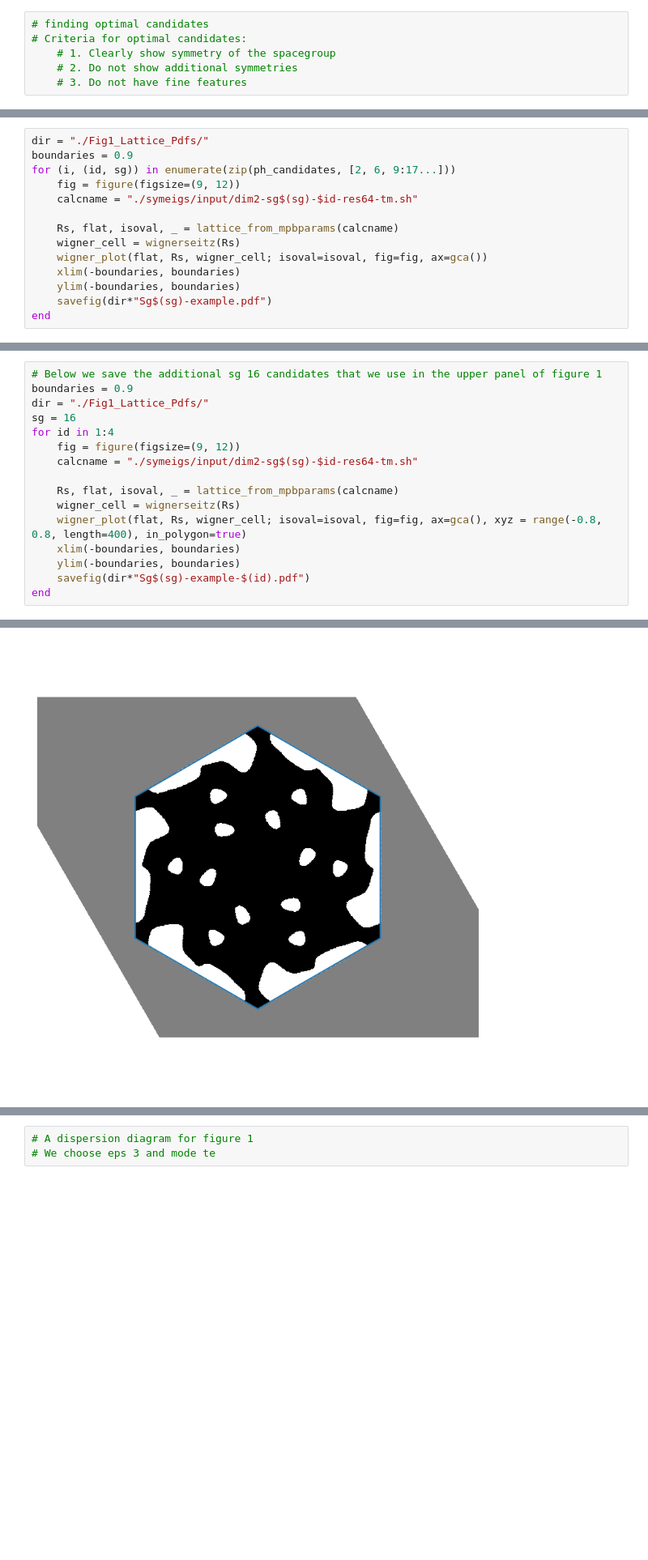
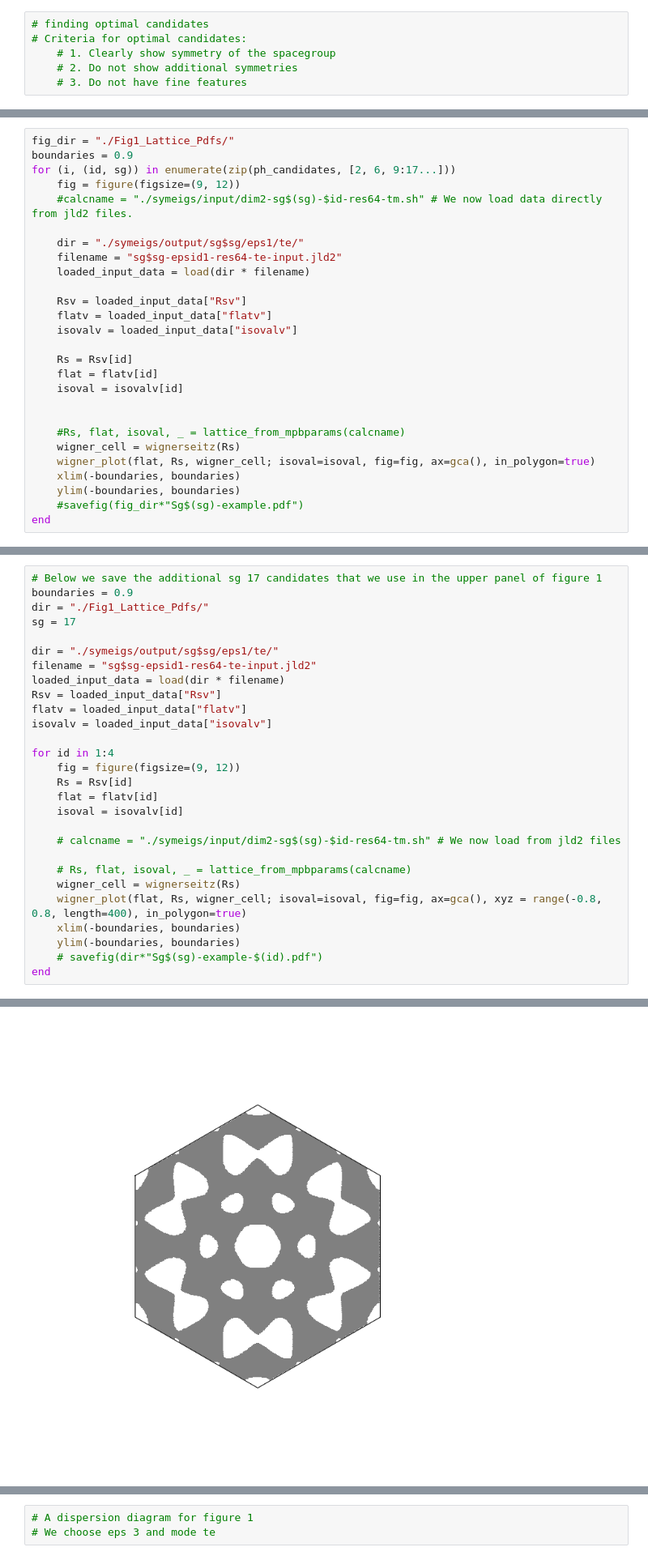
Before and after one commit to AliGhorashiCMT/Topological-Prevalence, a Jupyter notebook: Figure 1.ipynb, the cells around one changed output, grey strips where cells are left out. Shown at 81% size. Cells and saved outputs as stored; diff of their text form; blank space fills up the shorter version.

```diff
--- a/Figure 1.ipynb
+++ b/Figure 1.ipynb
@@ -36,15 +59,28 @@ ph_candidates = [1090, 355, 73, 1194, 493, 1074, 20, 1457, 257, 3062, 91];
 # %%
-dir = "./Fig1_Lattice_Pdfs/"
+fig_dir = "./Fig1_Lattice_Pdfs/"
 boundaries = 0.9
 for (i, (id, sg)) in enumerate(zip(ph_candidates, [2, 6, 9:17...]))
     fig = figure(figsize=(9, 12))
-    calcname = "./symeigs/input/dim2-sg$(sg)-$id-res64-tm.sh"
+    #calcname = "./symeigs/input/dim2-sg$(sg)-$id-res64-tm.sh" # We now load data directly from jld2 files.
 
-    Rs, flat, isoval, _ = lattice_from_mpbparams(calcname)
+    dir = "./symeigs/output/sg$sg/eps1/te/"
+    filename = "sg$sg-epsid1-res64-te-input.jld2"
+    loaded_input_data = load(dir * filename)
+
+    Rsv = loaded_input_data["Rsv"]
+    flatv = loaded_input_data["flatv"]
+    isovalv = loaded_input_data["isovalv"]
+
+    Rs = Rsv[id]
+    flat = flatv[id]
+    isoval = isovalv[id]
+
+
+    #Rs, flat, isoval, _ = lattice_from_mpbparams(calcname)
     wigner_cell = wignerseitz(Rs)
-    wigner_plot(flat, Rs, wigner_cell; isoval=isoval, fig=fig, ax=gca())
+    wigner_plot(flat, Rs, wigner_cell; isoval=isoval, fig=fig, ax=gca(), in_polygon=true)
     xlim(-boundaries, boundaries)
     ylim(-boundaries, boundaries)
-    savefig(dir*"Sg$(sg)-example.pdf")
+    #savefig(fig_dir*"Sg$(sg)-example.pdf")
 end
 # %% [output]
@@ -62,17 +134,29 @@ end
 # %%
-# Below we save the additional sg 16 candidates that we use in the upper panel of figure 1
+# Below we save the additional sg 17 candidates that we use in the upper panel of figure 1
 boundaries = 0.9
 dir = "./Fig1_Lattice_Pdfs/"
-sg = 16
+sg = 17
+
+dir = "./symeigs/output/sg$sg/eps1/te/"
+filename = "sg$sg-epsid1-res64-te-input.jld2"
+loaded_input_data = load(dir * filename)
+Rsv = loaded_input_data["Rsv"]
+flatv = loaded_input_data["flatv"]
+isovalv = loaded_input_data["isovalv"]
+
 for id in 1:4
     fig = figure(figsize=(9, 12))
-    calcname = "./symeigs/input/dim2-sg$(sg)-$id-res64-tm.sh"
+    Rs = Rsv[id]
+    flat = flatv[id]
+    isoval = isovalv[id]
 
-    Rs, flat, isoval, _ = lattice_from_mpbparams(calcname)
+    # calcname = "./symeigs/input/dim2-sg$(sg)-$id-res64-tm.sh" # We now load from jld2 files
+
+    # Rs, flat, isoval, _ = lattice_from_mpbparams(calcname)
     wigner_cell = wignerseitz(Rs)
     wigner_plot(flat, Rs, wigner_cell; isoval=isoval, fig=fig, ax=gca(), xyz = range(-0.8, 0.8, length=400), in_polygon=true)
     xlim(-boundaries, boundaries)
     ylim(-boundaries, boundaries)
-    savefig(dir*"Sg$(sg)-example-$(id).pdf")
+    # savefig(dir*"Sg$(sg)-example-$(id).pdf")
 end
 # %% [output]
@@ -80 +164 @@ end
-[figure, old version]
+[figure, new version]
```
Also changed, not shown: parts of 10 cells of this notebook.
